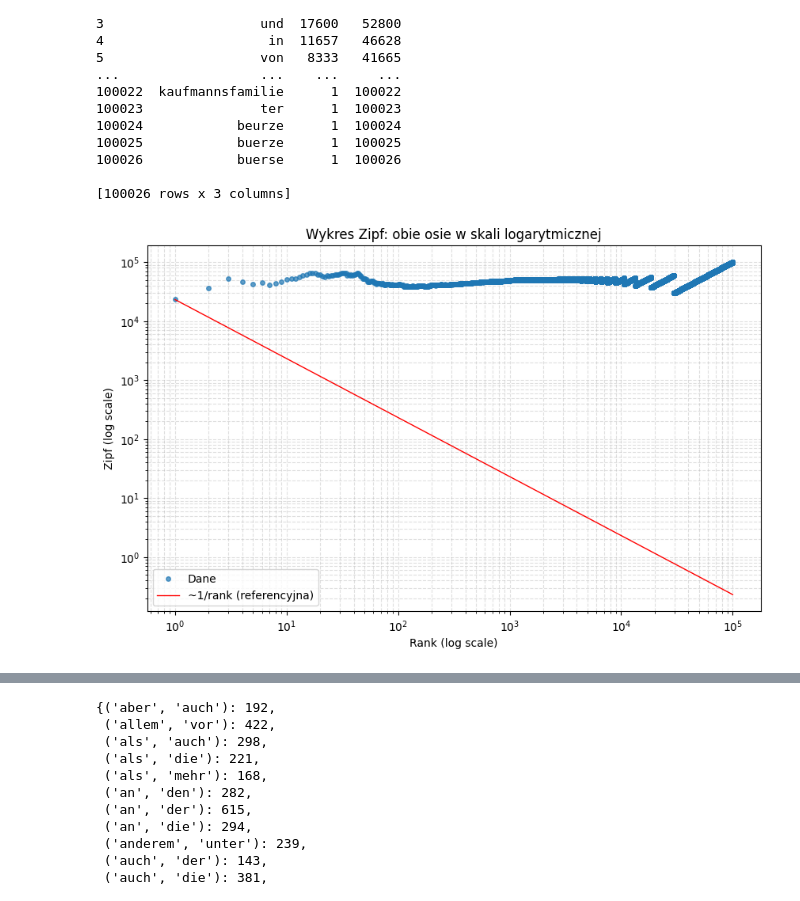
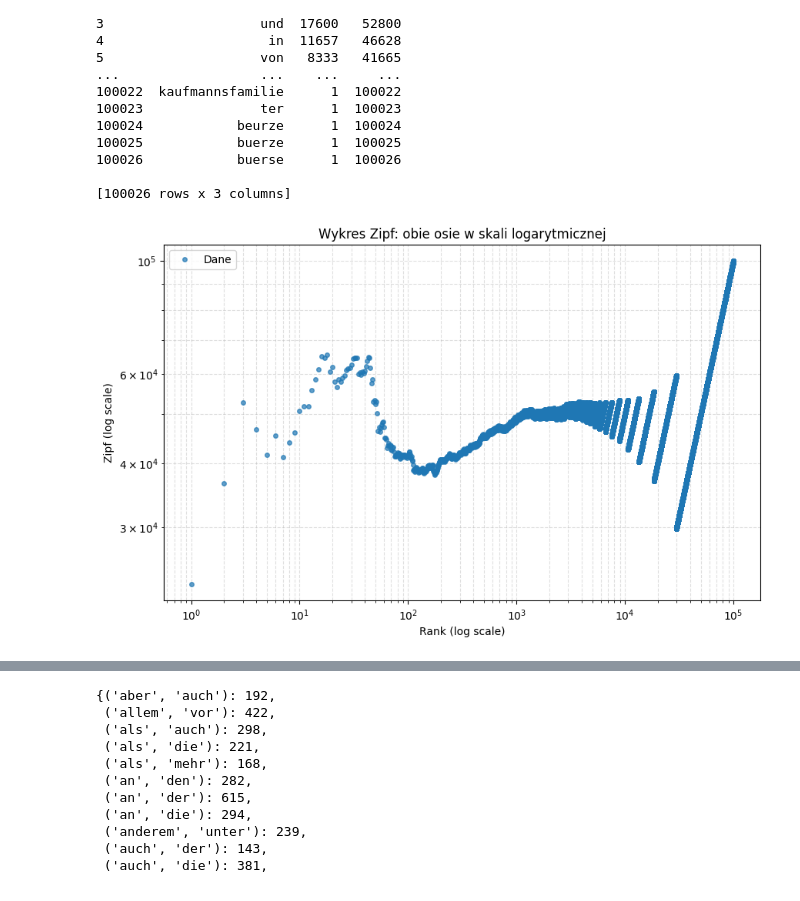
Before and after one commit to komumati1/LanguageProcessing, a Jupyter notebook: notebook.ipynb, the cells around one changed output, grey strips where cells are left out. Saved outputs shown, nothing was run; the diff lists cells and outputs as text; code cells hidden in the pictures.

```diff
--- a/notebook.ipynb
+++ b/notebook.ipynb
@@ -119,24 +105,19 @@ rank
 # %%
 import matplotlib.pyplot as plt
 import numpy as np
 
 # Przygotuj dane
 ranks_arr = np.array(df.index)
 zipf_arr = np.array(df.zipf)
 
 plt.figure(figsize=(10, 6))
 plt.loglog(ranks_arr, zipf_arr, marker='o', linestyle='none', markersize=4, alpha=0.7, label='Dane')
 
-# Opcjonalna linia referencyjna ~1/rank
-if len(ranks_arr) > 0:
-    ref = zipf_arr[0] * (ranks_arr[0] / ranks_arr)
-    plt.loglog(ranks_arr, ref, color='red', linestyle='-', linewidth=1, label='~1/rank (referencyjna)')
-
 plt.xlabel('Rank (log scale)')
 plt.ylabel('Zipf (log scale)')
 plt.title('Wykres Zipf: obie osie w skali logarytmicznej')
 plt.grid(True, which='both', ls='--', alpha=0.4)
 plt.legend()
 plt.show()
 # %% [output]
-[figure, old version]
+[figure, new version]
```
Also changed, not shown: parts of 3 cells of this notebook.
